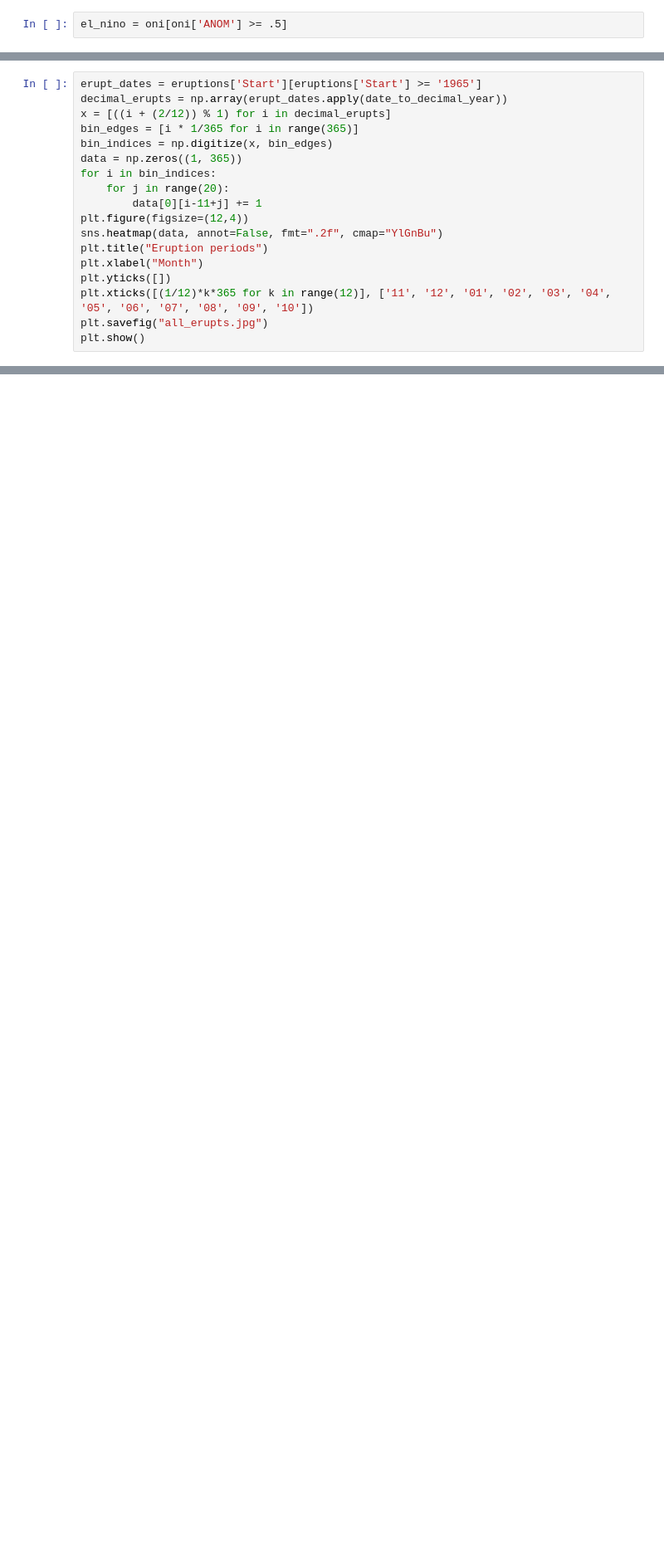
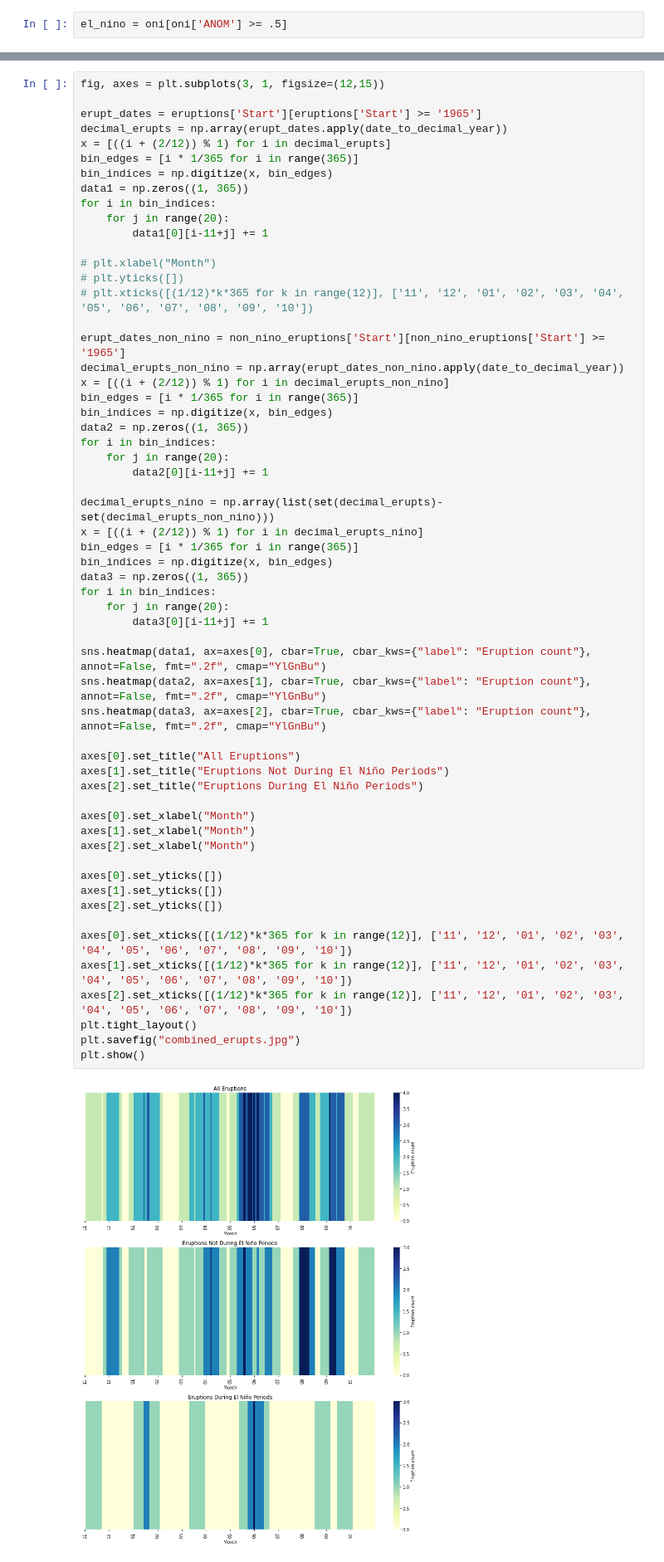
Before and after one commit to jonathan-quartin/um_volcano_project, a Jupyter notebook: distribs.ipynb, the cells around one changed output, grey strips where cells are left out. Shown: that part at 83% size. Drawn from its saved outputs; the diff is of its cells as text; blank space fills up the shorter version.

```diff
--- a/distribs.ipynb
+++ b/distribs.ipynb
@@ -116,18 +115,0 @@ print(bin_indices)
-# %%
-erupt_dates = eruptions['Start'][eruptions['Start'] >= '1965']
-decimal_erupts = np.array(erupt_dates.apply(date_to_decimal_year))
-x = [((i + (2/12)) % 1) for i in decimal_erupts]
-bin_edges = [i * 1/365 for i in range(365)]
-bin_indices = np.digitize(x, bin_edges)
-data = np.zeros((1, 365))
-for i in bin_indices:
-    for j in range(20):
-        data[0][i-11+j] += 1
-plt.figure(figsize=(12,4))
-sns.heatmap(data, annot=False, fmt=".2f", cmap="YlGnBu")
-plt.title("Eruption periods")
-plt.xlabel("Month")
-plt.yticks([])
-plt.xticks([(1/12)*k*365 for k in range(12)], ['11', '12', '01', '02', '03', '04', '05', '06', '07', '08', '09', '10'])
-plt.savefig("all_erupts.jpg")
-plt.show()
@@ -136,3 +116,63 @@ plt.show()
+# %%
+fig, axes = plt.subplots(3, 1, figsize=(12,15))
+
+erupt_dates = eruptions['Start'][eruptions['Start'] >= '1965']
+decimal_erupts = np.array(erupt_dates.apply(date_to_decimal_year))
+x = [((i + (2/12)) % 1) for i in decimal_erupts]
+bin_edges = [i * 1/365 for i in range(365)]
+bin_indices = np.digitize(x, bin_edges)
+data1 = np.zeros((1, 365))
+for i in bin_indices:
+    for j in range(20):
+        data1[0][i-11+j] += 1
+
+# plt.xlabel("Month")
+# plt.yticks([])
+# plt.xticks([(1/12)*k*365 for k in range(12)], ['11', '12', '01', '02', '03', '04', '05', '06', '07', '08', '09', '10'])
+
+erupt_dates_non_nino = non_nino_eruptions['Start'][non_nino_eruptions['Start'] >= '1965']
+decimal_erupts_non_nino = np.array(erupt_dates_non_nino.apply(date_to_decimal_year))
+x = [((i + (2/12)) % 1) for i in decimal_erupts_non_nino]
+bin_edges = [i * 1/365 for i in range(365)]
+bin_indices = np.digitize(x, bin_edges)
+data2 = np.zeros((1, 365))
+for i in bin_indices:
+    for j in range(20):
+        data2[0][i-11+j] += 1
+
+decimal_erupts_nino = np.array(list(set(decimal_erupts)- set(decimal_erupts_non_nino)))
+x = [((i + (2/12)) % 1) for i in decimal_erupts_nino]
+bin_edges = [i * 1/365 for i in range(365)]
+bin_indices = np.digitize(x, bin_edges)
+data3 = np.zeros((1, 365))
+for i in bin_indices:
+    for j in range(20):
+        data3[0][i-11+j] += 1
+
+sns.heatmap(data1, ax=axes[0], cbar=True, cbar_kws={"label": "Eruption count"}, annot=False, fmt=".2f", cmap="YlGnBu")
+sns.heatmap(data2, ax=axes[1], cbar=True, cbar_kws={"label": "Eruption count"}, annot=False, fmt=".2f", cmap="YlGnBu")
+sns.heatmap(data3, ax=axes[2], cbar=True, cbar_kws={"label": "Eruption count"}, annot=False, fmt=".2f", cmap="YlGnBu")
+
+axes[0].set_title("All Eruptions")
+axes[1].set_title("Eruptions Not During El Niño Periods")
+axes[2].set_title("Eruptions During El Niño Periods")
+
+axes[0].set_xlabel("Month")
+axes[1].set_xlabel("Month")
+axes[2].set_xlabel("Month")
+
+axes[0].set_yticks([])
+axes[1].set_yticks([])
+axes[2].set_yticks([])
+
+axes[0].set_xticks([(1/12)*k*365 for k in range(12)], ['11', '12', '01', '02', '03', '04', '05', '06', '07', '08', '09', '10'])
+axes[1].set_xticks([(1/12)*k*365 for k in range(12)], ['11', '12', '01', '02', '03', '04', '05', '06', '07', '08', '09', '10'])
+axes[2].set_xticks([(1/12)*k*365 for k in range(12)], ['11', '12', '01', '02', '03', '04', '05', '06', '07', '08', '09', '10'])
+plt.tight_layout()
+plt.savefig("combined_erupts.jpg")
+plt.show()
+# %% [output]
+[figure, added]
 # %%
 erupt_dates = non_nino_eruptions['Start'][non_nino_eruptions['Start'] >= '1965']
 decimal_erupts = np.array(erupt_dates.apply(date_to_decimal_year))
```
Also changed, not shown: parts of 6 cells of this notebook, 5 other files.
